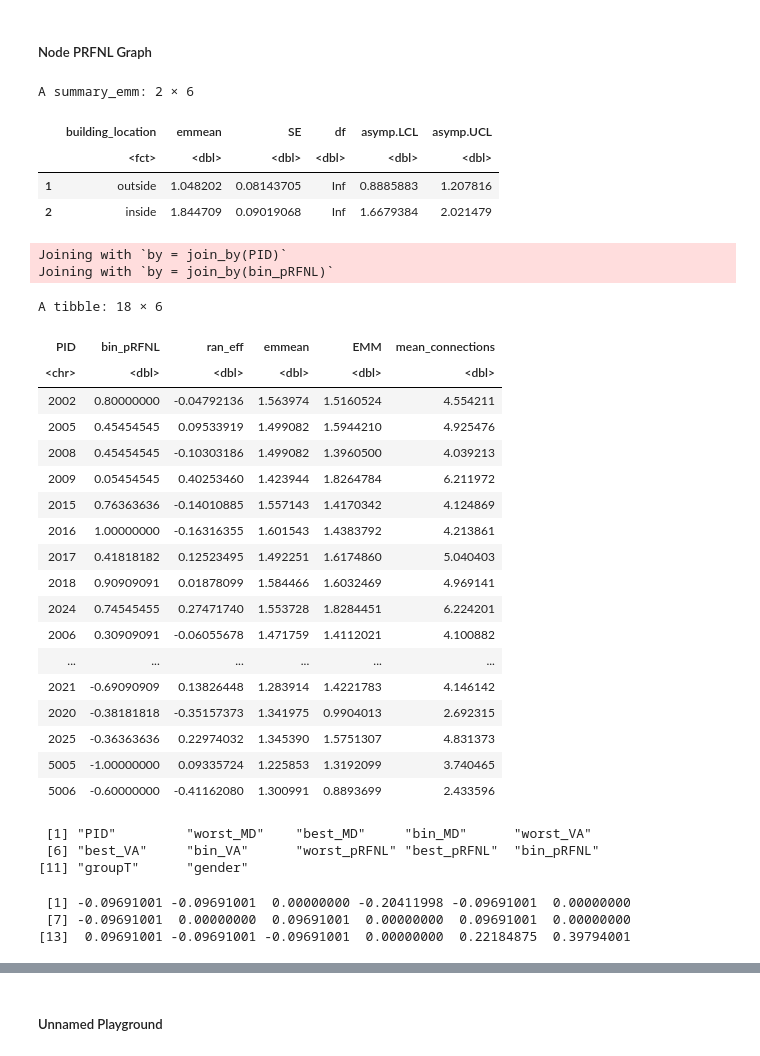
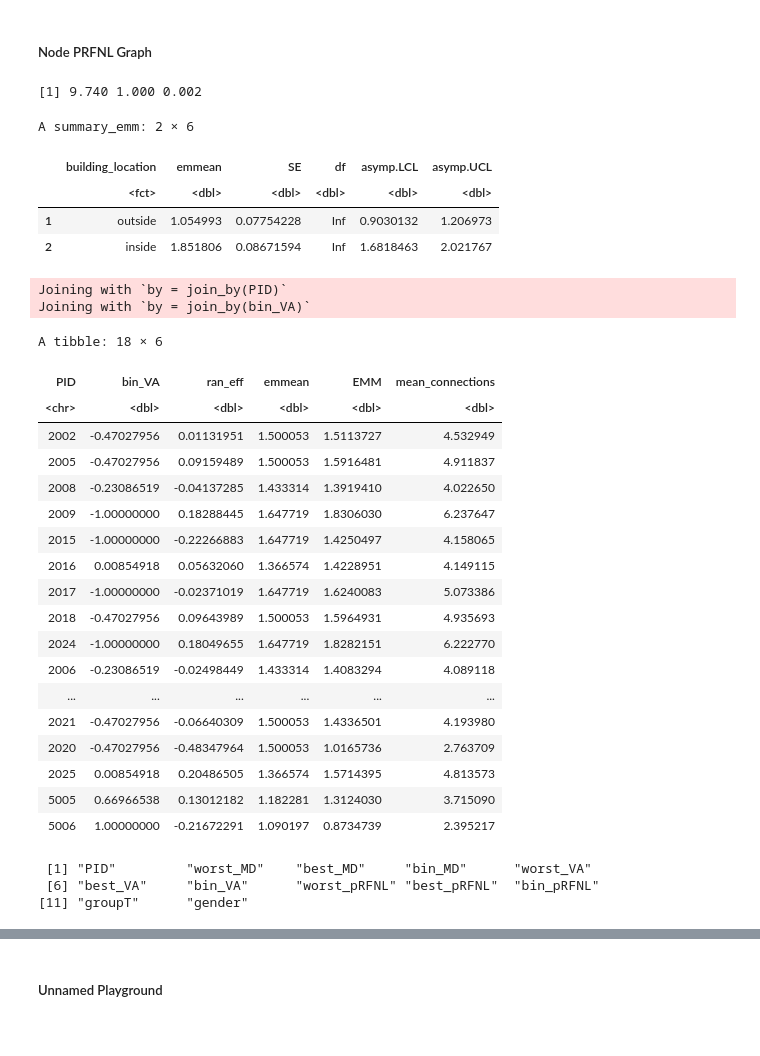
Before and after one commit to SanD94/VReGTrET, a Jupyter notebook: GraphTheory_ET_VR_Westbrueck/Analysis/raw_gaze_analysis/figure_glaucoma_playground.ipynb, the cells around one changed output, grey strips where cells are left out. Saved outputs shown, nothing was run; the diff lists cells and outputs as text; code cells hidden in the pictures.

```diff
--- a/GraphTheory_ET_VR_Westbrueck/Analysis/raw_gaze_analysis/figure_glaucoma_playground.ipynb
+++ b/GraphTheory_ET_VR_Westbrueck/Analysis/raw_gaze_analysis/figure_glaucoma_playground.ipynb
@@ -158,7 +158,7 @@ eval_va_bin <- function(va_right, va_left, va_bin) {
   if (!is.na(va_bin)) {
     return(va_bin)
   }
-  return(min(va_right, va_left))
+  return(mean(c(va_right, va_left)))
 }
 
 eval_pRFNL_bin <- function(pRFNL_right, pRFNL_left) {
@@ -695,57 +708,64 @@ A anova: 2 × 8
 ... (8 outputs left out)
 # %% [markdown]
 ##### Node PRFNL Graph
+# %%
+anova_vals <- anova(model_bl_bin_VA_node, model_bl_node)
+c(round(anova_vals$Chisq[2], 2), anova_vals$Df[2], round(anova_vals$`Pr(>Chisq)`[2], 3))
+# %% [output]
+[1] 9.740 1.000 0.002
 # %%
-est_mean_pRFNL <- vf_df_pick %>% pull(bin_pRFNL)
+est_mean_pRFNL <- vf_df_pick %>% pull(bin_VA)
 est_mean_pRFNL <- est_mean_pRFNL %>% unique() %>% sort()
-emm_fixed <- emmeans(model_bl_bin_pRFNL_node, ~ bin_pRFNL, at = list(bin_pRFNL  = est_mean_pRFNL))
-emmeans(model_bl_bin_pRFNL_node, ~ building_location) %>% summary()
-inv_link_fun <- family(model_bl_bin_pRFNL_node)$linkinv
+emm_fixed <- emmeans(model_bl_bin_VA_node, ~ bin_VA, at = list(bin_VA  = est_mean_pRFNL))
+emmeans(model_bl_bin_VA_node, ~ building_location) %>% summary()
+inv_link_fun <- family(model_bl_bin_VA_node)$linkinv
+
+
 
 # Convert to data frame
-fixed_preds <- emm_fixed %>% as_tibble() %>% dplyr::select(bin_pRFNL, emmean)
+fixed_preds <- emm_fixed %>% as_tibble() %>% dplyr::select(bin_VA, emmean)
 # Now add the random effects for each PID level manually
-r1_effects <- ranef(model_bl_bin_pRFNL_node)$PID %>%
+r1_effects <- ranef(model_bl_bin_VA_node)$PID %>%
     rownames_to_column() %>%
     rename(
         PID = rowname,
         ran_eff = `(Intercept)`
     )
-pid_estimations <- vf_df_pick %>% dplyr::select(PID, bin_pRFNL) %>%
+pid_estimations <- vf_df_pick %>% dplyr::select(PID, bin_VA) %>%
     left_join(r1_effects) %>%
     left_join(fixed_preds) %>%
     mutate(
         EMM = ran_eff + emmean,
         mean_connections = inv_link_fun(EMM)
     )
 pid_estimations
 # %% [output]
 A summary_emm: 2 × 6
 |  | building_location | emmean | SE | df | asymp.LCL | asymp.UCL |
 |  | <fct> | <dbl> | <dbl> | <dbl> | <dbl> | <dbl> |
-| 1 | outside | 1.048202 | 0.08143705 | Inf | 0.8885883 | 1.207816 |
-| 2 | inside | 1.844709 | 0.09019068 | Inf | 1.6679384 | 2.021479 |
+| 1 | outside | 1.054993 | 0.07754228 | Inf | 0.9030132 | 1.206973 |
+| 2 | inside | 1.851806 | 0.08671594 | Inf | 1.6818463 | 2.021767 |
 Joining with `by = join_by(PID)`
-Joining with `by = join_by(bin_pRFNL)`
+Joining with `by = join_by(bin_VA)`
 A tibble: 18 × 6
-| PID | bin_pRFNL | ran_eff | emmean | EMM | mean_connections |
+| PID | bin_VA | ran_eff | emmean | EMM | mean_connections |
 | <chr> | <dbl> | <dbl> | <dbl> | <dbl> | <dbl> |
-| 2002 | 0.80000000 | -0.04792136 | 1.563974 | 1.5160524 | 4.554211 |
-| 2005 | 0.45454545 | 0.09533919 | 1.499082 | 1.5944210 | 4.925476 |
-| 2008 | 0.45454545 | -0.10303186 | 1.499082 | 1.3960500 | 4.039213 |
-| 2009 | 0.05454545 | 0.40253460 | 1.423944 | 1.8264784 | 6.211972 |
-| 2015 | 0.76363636 | -0.14010885 | 1.557143 | 1.4170342 | 4.124869 |
-| 2016 | 1.00000000 | -0.16316355 | 1.601543 | 1.4383792 | 4.213861 |
-| 2017 | 0.41818182 | 0.12523495 | 1.492251 | 1.6174860 | 5.040403 |
-| 2018 | 0.90909091 | 0.01878099 | 1.584466 | 1.6032469 | 4.969141 |
-| 2024 | 0.74545455 | 0.27471740 | 1.553728 | 1.8284451 | 6.224201 |
-| 2006 | 0.30909091 | -0.06055678 | 1.471759 | 1.4112021 | 4.100882 |
+| 2002 | -0.47027956 | 0.01131951 | 1.500053 | 1.5113727 | 4.532949 |
+| 2005 | -0.47027956 | 0.09159489 | 1.500053 | 1.5916481 | 4.911837 |
+| 2008 | -0.23086519 | -0.04137285 | 1.433314 | 1.3919410 | 4.022650 |
+| 2009 | -1.00000000 | 0.18288445 | 1.647719 | 1.8306030 | 6.237647 |
+| 2015 | -1.00000000 | -0.22266883 | 1.647719 | 1.4250497 | 4.158065 |
+| 2016 | 0.00854918 | 0.05632060 | 1.366574 | 1.4228951 | 4.149115 |
+| 2017 | -1.00000000 | -0.02371019 | 1.647719 | 1.6240083 | 5.073386 |
+| 2018 | -0.47027956 | 0.09643989 | 1.500053 | 1.5964931 | 4.935693 |
+| 2024 | -1.00000000 | 0.18049655 | 1.647719 | 1.8282151 | 6.222770 |
+| 2006 | -0.23086519 | -0.02498449 | 1.433314 | 1.4083294 | 4.089118 |
 | ... | ... | ... | ... | ... | ... |
-| 2021 | -0.69090909 | 0.13826448 | 1.283914 | 1.4221783 | 4.146142 |
-| 2020 | -0.38181818 | -0.35157373 | 1.341975 | 0.9904013 | 2.692315 |
-| 2025 | -0.36363636 | 0.22974032 | 1.345390 | 1.5751307 | 4.831373 |
-| 5005 | -1.00000000 | 0.09335724 | 1.225853 | 1.3192099 | 3.740465 |
-| 5006 | -0.60000000 | -0.41162080 | 1.300991 | 0.8893699 | 2.433596 |
+| 2021 | -0.47027956 | -0.06640309 | 1.500053 | 1.4336501 | 4.193980 |
+| 2020 | -0.47027956 | -0.48347964 | 1.500053 | 1.0165736 | 2.763709 |
+| 2025 | 0.00854918 | 0.20486505 | 1.366574 | 1.5714395 | 4.813573 |
+| 5005 | 0.66966538 | 0.13012182 | 1.182281 | 1.3124030 | 3.715090 |
+| 5006 | 1.00000000 | -0.21672291 | 1.090197 | 0.8734739 | 2.395217 |
 # %%
 vf_df_pick %>% names()
 # %% [output]
@@ -807,8 +844,2 @@ get_estimation_plot <- function(
     return(plot_v)
   }
-# %%
-vf_df_unscaled_pick %>% pull(unscaled_worst_VA)
-# %% [output]
- [1] -0.09691001 -0.09691001  0.00000000 -0.20411998 -0.09691001  0.00000000
- [7] -0.09691001  0.00000000  0.09691001  0.00000000  0.09691001  0.00000000
-[13]  0.09691001 -0.09691001 -0.09691001  0.00000000  0.22184875  0.39794001
```
Also changed, not shown: parts of 12 cells of this notebook.
